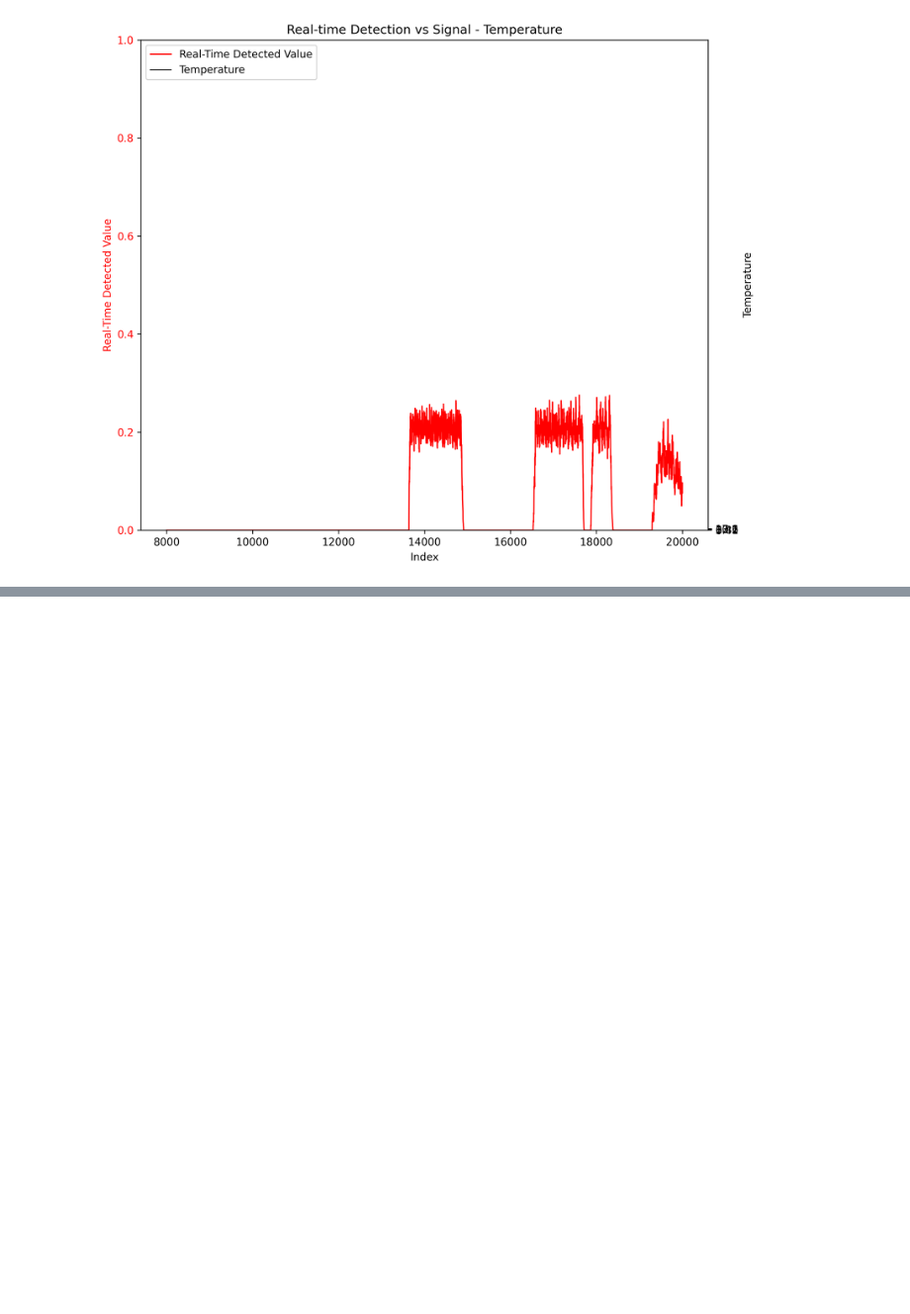
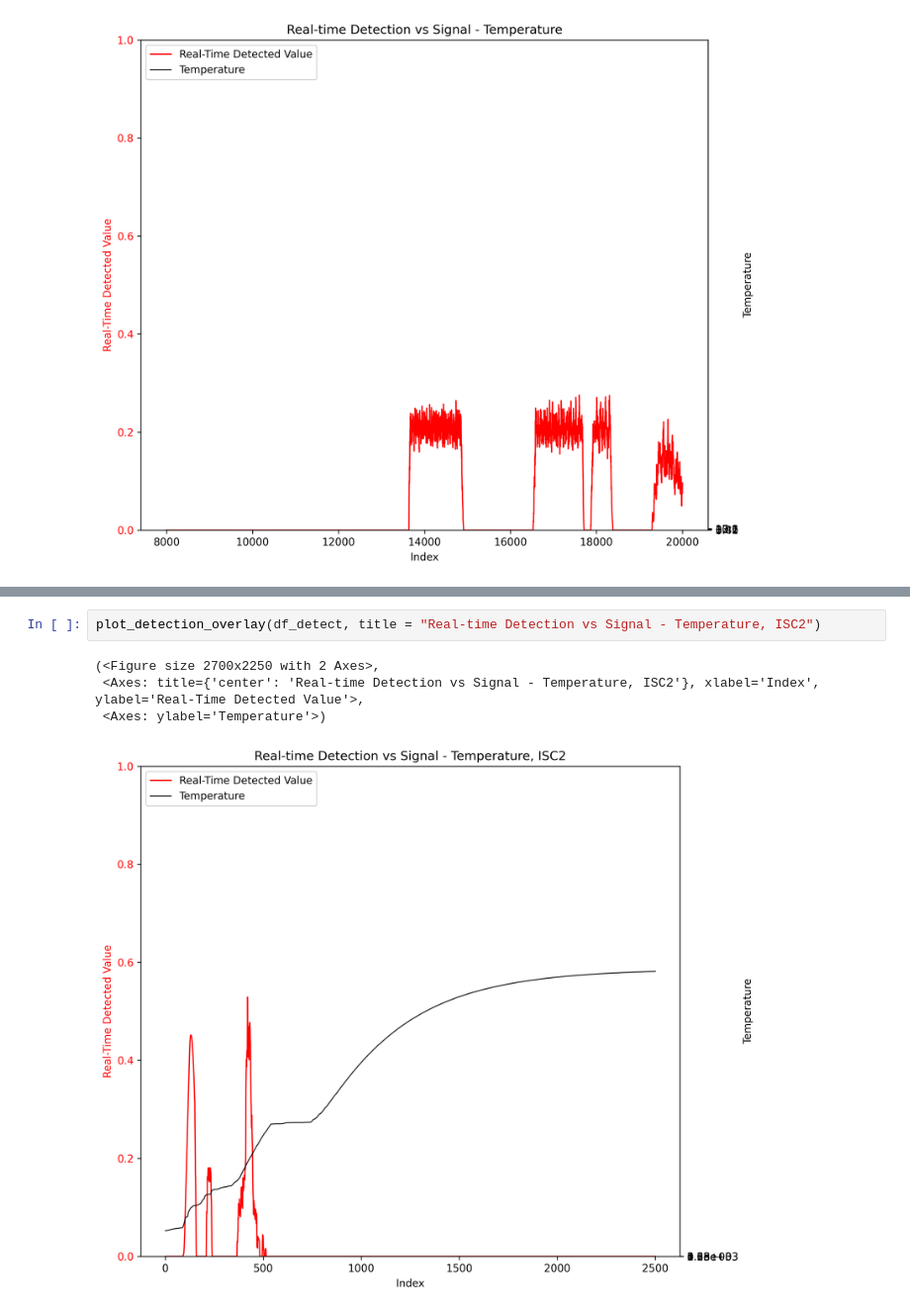
Before and after one commit to rhqrhq/Adversarial_Examples_Papers, a Jupyter notebook: pTRpred.ipynb, the cells around one changed output, grey strips where cells are left out. Shown at 99% size. Saved outputs shown, nothing was run; the diff lists cells and outputs as text; blank space fills up the shorter version.

```diff
--- a/pTRpred.ipynb
+++ b/pTRpred.ipynb
@@ -1694,0 +1726,7 @@ df3 = pd.read_csv("mat12_result.csv")
+# %%
+plot_detection_overlay(df_detect, title = "Real-time Detection vs Signal - Temperature, ISC2")
+# %% [output]
+(<Figure size 2700x2250 with 2 Axes>,
+ <Axes: title={'center': 'Real-time Detection vs Signal - Temperature, ISC2'}, xlabel='Index', ylabel='Real-Time Detected Value'>,
+ <Axes: ylabel='Temperature'>)
+[figure, added]
```
Also changed, not shown: parts of 9 cells of this notebook.
